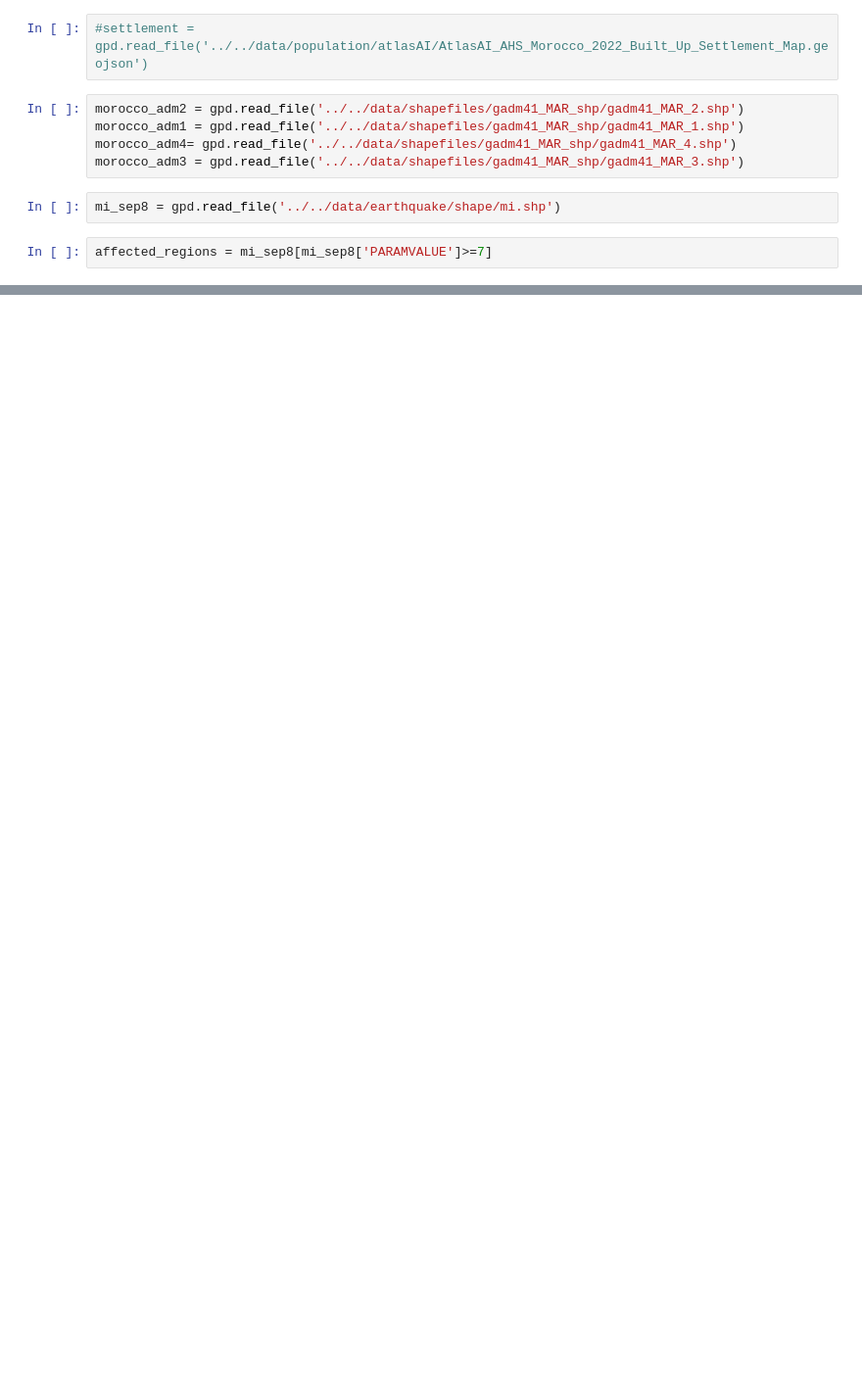
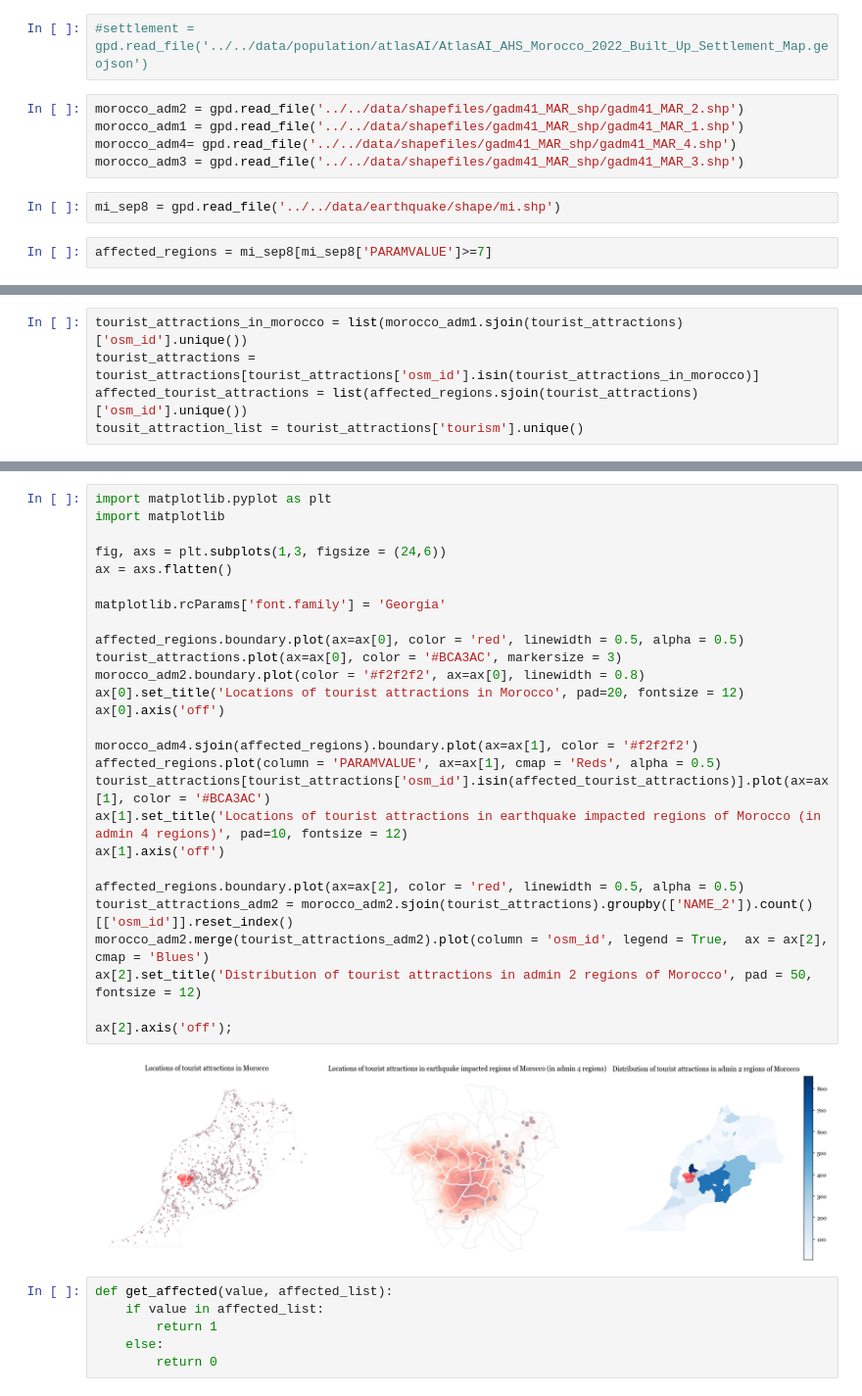
Before and after one commit to datapartnership/morocco-earthquake-impact, a Jupyter notebook: notebooks/population/settlement.ipynb, the cells around one changed output, grey strips where cells are left out. Shown at 98% size. Saved outputs shown, nothing was run; the diff lists cells and outputs as text; blank space fills up the shorter version.

```diff
--- a/notebooks/population/settlement.ipynb
+++ b/notebooks/population/settlement.ipynb
@@ -212,0 +105,5 @@ Text(-0.35, -0.05, 'Source: Settlement layer from Atlas AI, earthquake intensity
+# %%
+tourist_attractions_in_morocco = list(morocco_adm1.sjoin(tourist_attractions)['osm_id'].unique())
+tourist_attractions = tourist_attractions[tourist_attractions['osm_id'].isin(tourist_attractions_in_morocco)]
+affected_tourist_attractions = list(affected_regions.sjoin(tourist_attractions)['osm_id'].unique())
+tousit_attraction_list = tourist_attractions['tourism'].unique()
@@ -212,0 +122,35 @@ Text(-0.35, -0.05, 'Source: Settlement layer from Atlas AI, earthquake intensity
+# %%
+import matplotlib.pyplot as plt
+import matplotlib
+
+fig, axs = plt.subplots(1,3, figsize = (24,6))
+ax = axs.flatten()
+
+matplotlib.rcParams['font.family'] = 'Georgia'
+
+affected_regions.boundary.plot(ax=ax[0], color = 'red', linewidth = 0.5, alpha = 0.5)
+tourist_attractions.plot(ax=ax[0], color = '#BCA3AC', markersize = 3)
+morocco_adm2.boundary.plot(color = '#f2f2f2', ax=ax[0], linewidth = 0.8)
+ax[0].set_title('Locations of tourist attractions in Morocco', pad=20, fontsize = 12)
+ax[0].axis('off')
+
+morocco_adm4.sjoin(affected_regions).boundary.plot(ax=ax[1], color = '#f2f2f2')
+affected_regions.plot(column = 'PARAMVALUE', ax=ax[1], cmap = 'Reds', alpha = 0.5)
+tourist_attractions[tourist_attractions['osm_id'].isin(affected_tourist_attractions)].plot(ax=ax[1], color = '#BCA3AC')
+ax[1].set_title('Locations of tourist attractions in earthquake impacted regions of Morocco (in admin 4 regions)', pad=10, fontsize = 12)
+ax[1].axis('off')
+
+affected_regions.boundary.plot(ax=ax[2], color = 'red', linewidth = 0.5, alpha = 0.5)
+tourist_attractions_adm2 = morocco_adm2.sjoin(tourist_attractions).groupby(['NAME_2']).count()[['osm_id']].reset_index()
+morocco_adm2.merge(tourist_attractions_adm2).plot(column = 'osm_id', legend = True,  ax = ax[2], cmap = 'Blues')
+ax[2].set_title('Distribution of tourist attractions in admin 2 regions of Morocco', pad = 50, fontsize = 12)
+
+ax[2].axis('off');
+# %% [output]
+[figure, added]
+# %%
+def get_affected(value, affected_list):
+    if value in affected_list:
+        return 1
+    else:
+        return 0
```
Also changed, not shown: parts of 52 cells of this notebook.
